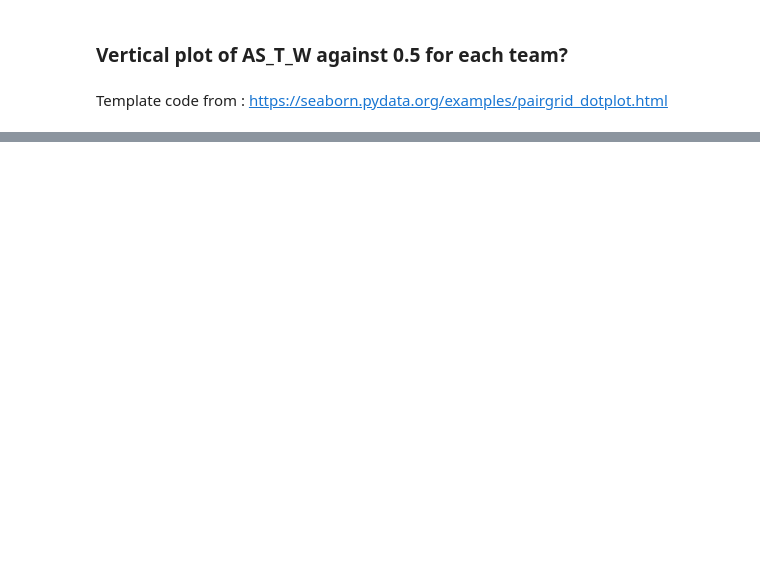
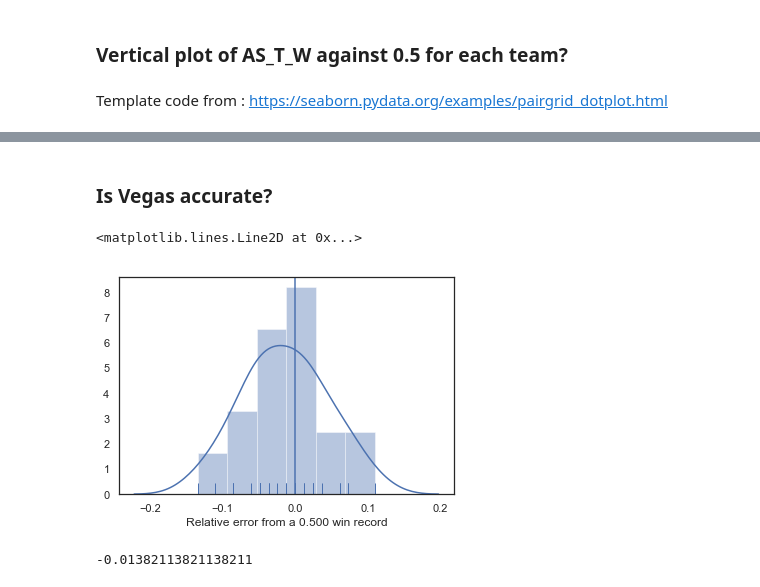
Before and after one commit to sahildshah1/funData-playground, a Jupyter notebook: deliverables/nba-spreads.ipynb, the cells around one changed output, grey strips where cells are left out. Cells and saved outputs as stored; diff of their text form; code cells hidden in the pictures; blank space fills up the shorter version.

```diff
--- a/deliverables/nba-spreads.ipynb
+++ b/deliverables/nba-spreads.ipynb
@@ -93 +95,5 @@ scrubbed_dataframe.iloc[:,1:] = temp_dataframe
+# %%
+
+scrubbed_nbaSpreads = scrubbed_dataframe.apply(pd.to_numeric,
+                                               errors='ignore')
 # %%
@@ -160,0 +167,2 @@ sns.despine(left=True, bottom=True)
+# %% [markdown]
+### Is Vegas accurate?
@@ -160,0 +171,14 @@ sns.despine(left=True, bottom=True)
+# %%
+relative_wins  = scrubbed_nbaSpreads["AS_T_W"] - 0.5
+# %%
+
+sns.set_style("white")
+
+sns.distplot(relative_wins,
+             rug = True,
+             axlabel = "Relative error from a 0.500 win record")
+
+plt.axvline(x=0)
+# %% [output]
+<matplotlib.lines.Line2D at 0x...>
+[figure, added]
@@ -160,0 +187,4 @@ sns.despine(left=True, bottom=True)
+# %%
+sample_mean
+# %% [output]
+-0.01382113821138211
```
Also changed, not shown: parts of 13 cells of this notebook.
